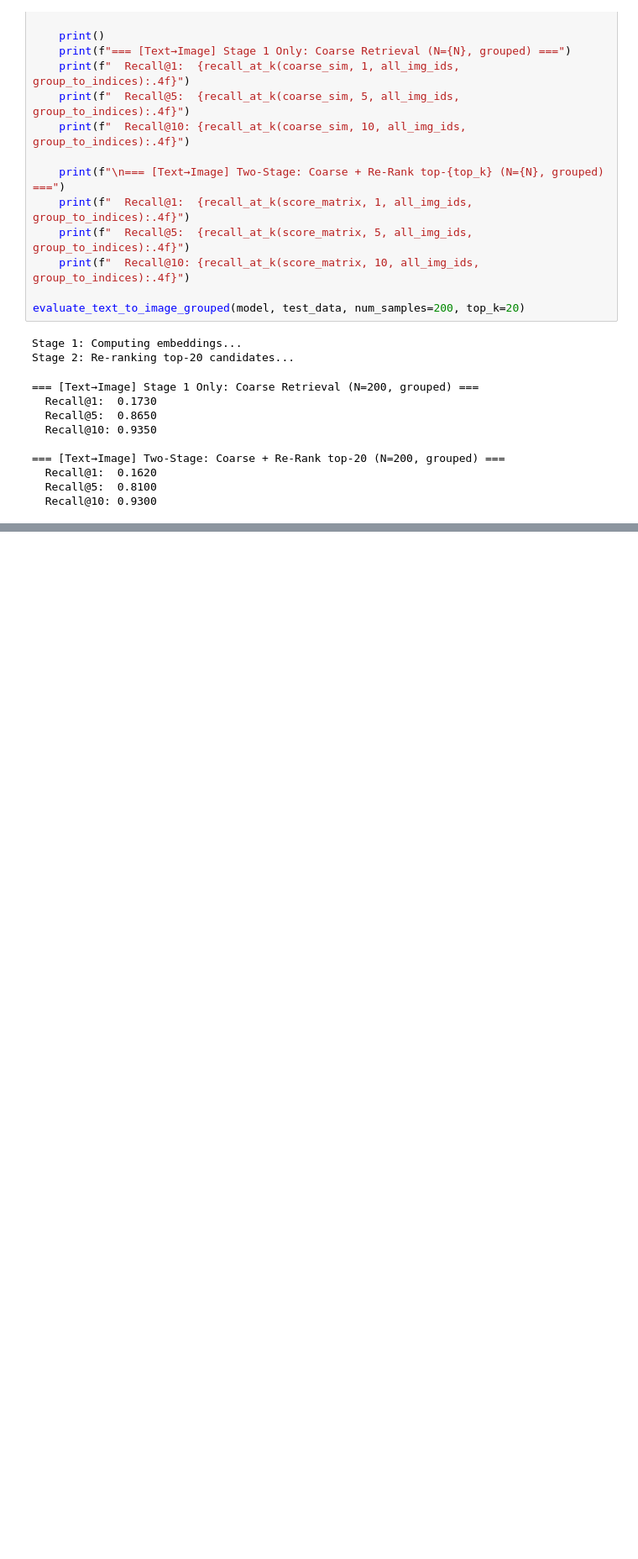
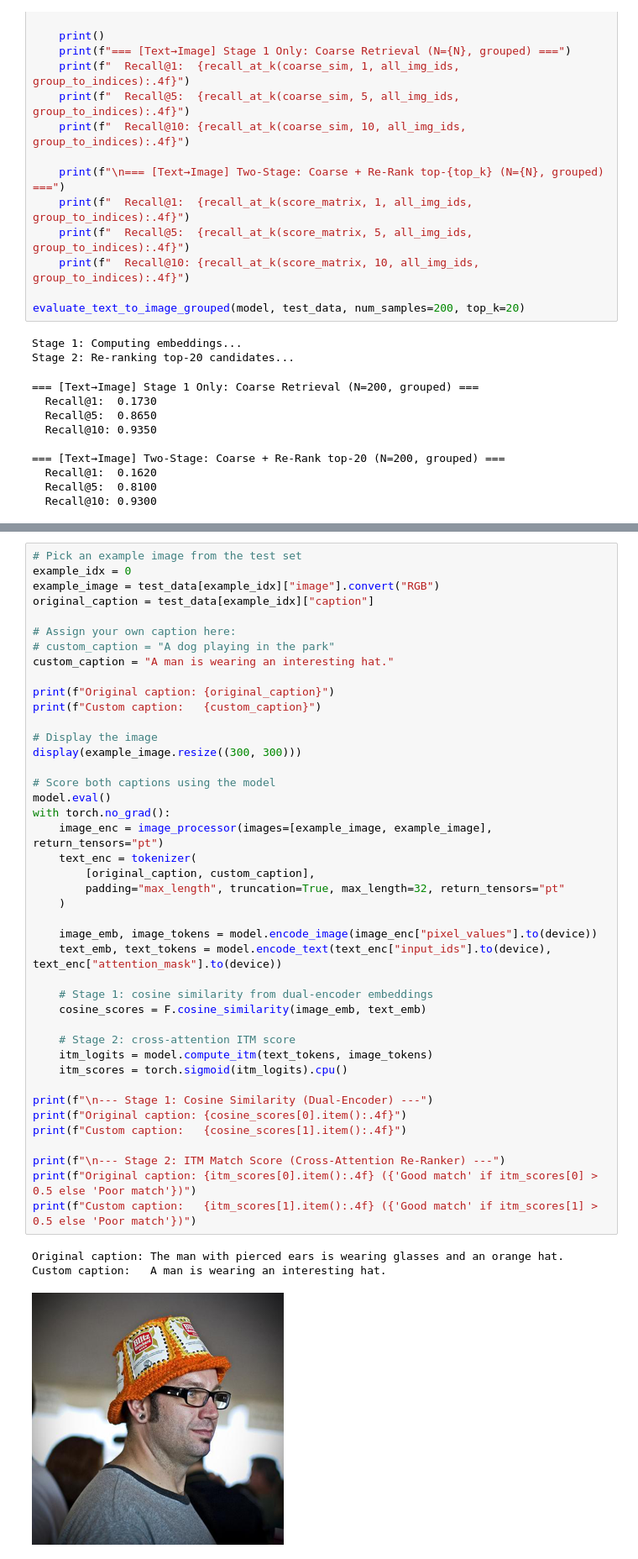
Before and after one commit to yuchen12345/Multi-modal-Retrieval-with-Transformer, a Jupyter notebook: advanced_model_2_similarity_rerank.ipynb, the cells around one changed output, grey strips where cells are left out. Shown at 84% size. Drawn from its saved outputs; the diff is of its cells as text; blank space fills up the shorter version.

Commit message:
Add demo: customized caption evaluation, and attention heatmap.

```diff
--- a/advanced_model_2_similarity_rerank.ipynb
+++ b/advanced_model_2_similarity_rerank.ipynb
@@ -645,0 +648,46 @@ Stage 2: Re-ranking top-20 candidates...
+# %%
+# Pick an example image from the test set
+example_idx = 0
+example_image = test_data[example_idx]["image"].convert("RGB")
+original_caption = test_data[example_idx]["caption"]
+
+# Assign your own caption here:
+# custom_caption = "A dog playing in the park"
+custom_caption = "A man is wearing an interesting hat."
+
+print(f"Original caption: {original_caption}")
+print(f"Custom caption:   {custom_caption}")
+
+# Display the image
+display(example_image.resize((300, 300)))
+
+# Score both captions using the model
+model.eval()
+with torch.no_grad():
+    image_enc = image_processor(images=[example_image, example_image], return_tensors="pt")
+    text_enc = tokenizer(
+        [original_caption, custom_caption],
+        padding="max_length", truncation=True, max_length=32, return_tensors="pt"
+    )
+
+    image_emb, image_tokens = model.encode_image(image_enc["pixel_values"].to(device))
+    text_emb, text_tokens = model.encode_text(text_enc["input_ids"].to(device), text_enc["attention_mask"].to(device))
+
+    # Stage 1: cosine similarity from dual-encoder embeddings
+    cosine_scores = F.cosine_similarity(image_emb, text_emb)
+
+    # Stage 2: cross-attention ITM score
+    itm_logits = model.compute_itm(text_tokens, image_tokens)
+    itm_scores = torch.sigmoid(itm_logits).cpu()
+
+print(f"\n--- Stage 1: Cosine Similarity (Dual-Encoder) ---")
+print(f"Original caption: {cosine_scores[0].item():.4f}")
+print(f"Custom caption:   {cosine_scores[1].item():.4f}")
+
+print(f"\n--- Stage 2: ITM Match Score (Cross-Attention Re-Ranker) ---")
+print(f"Original caption: {itm_scores[0].item():.4f} ({'Good match' if itm_scores[0] > 0.5 else 'Poor match'})")
+print(f"Custom caption:   {itm_scores[1].item():.4f} ({'Good match' if itm_scores[1] > 0.5 else 'Poor match'})")
+# %% [output]
+Original caption: The man with pierced ears is wearing glasses and an orange hat.
+Custom caption:   A man is wearing an interesting hat.
+[figure, added]
```
Also changed, not shown: parts of 4 cells of this notebook.
